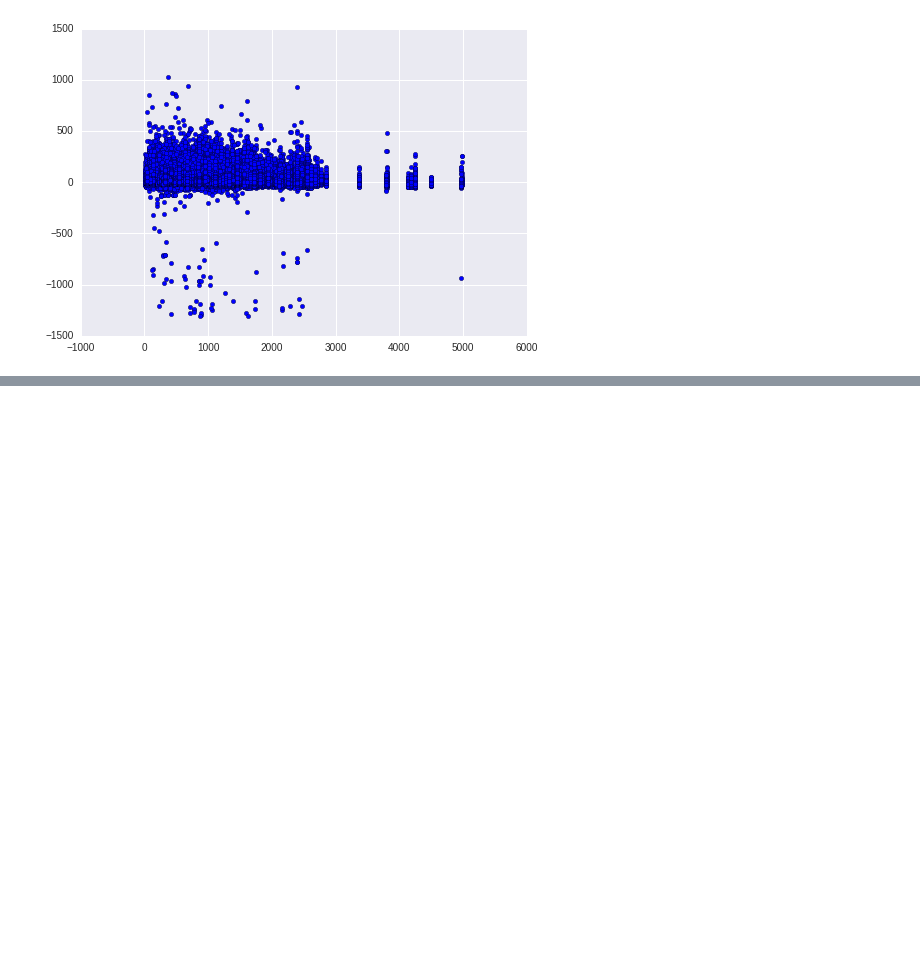
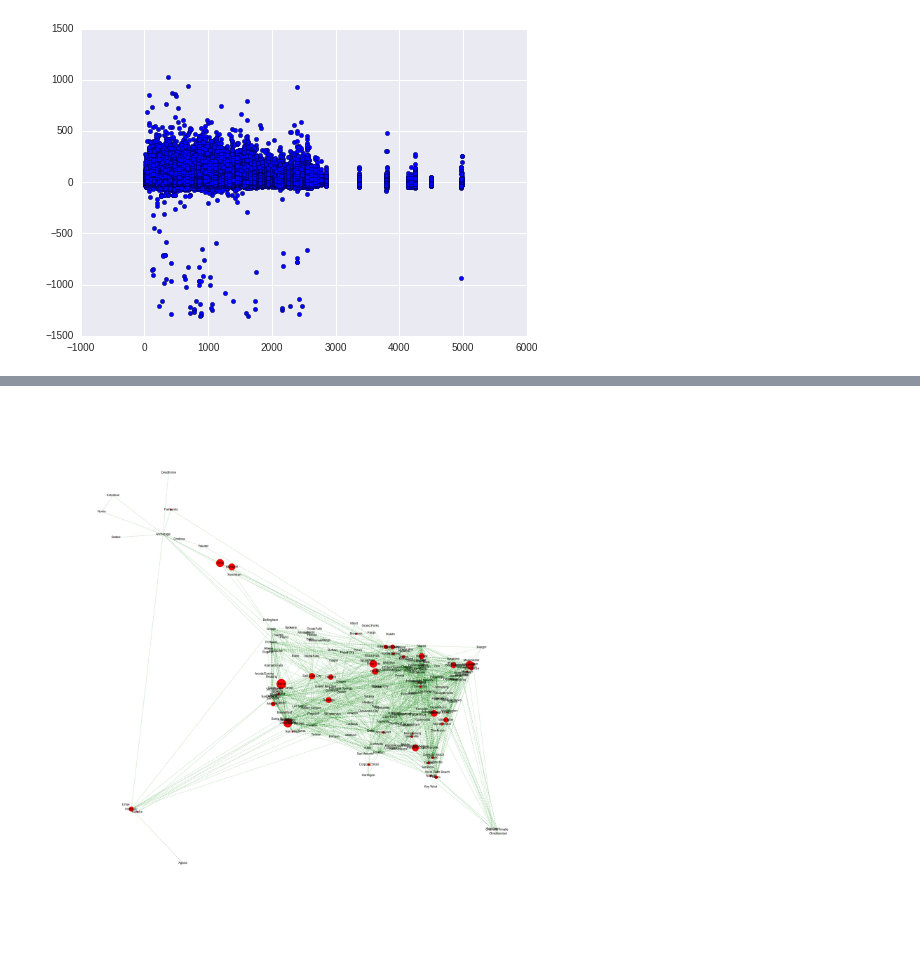
Before and after one commit to sarangof/air-travel-USA, a Jupyter notebook: exploratory-nb.ipynb, the cells around one changed output, grey strips where cells are left out. Cells and saved outputs as stored; diff of their text form; code cells hidden in the pictures; blank space fills up the shorter version.

```diff
--- a/exploratory-nb.ipynb
+++ b/exploratory-nb.ipynb
@@ -169,0 +163,6 @@ trips = pd.concat(lst)
+# %%
+plt.figure(figsize=(30,30))
+nx.draw(G,pos=pos['coord'],with_labels=True,
+        node_size=1E4*np.array(nx.betweenness_centrality(G).values()),style='dotted',edge_color='green')
+# %% [output]
+[figure, added]
```
Also changed, not shown: parts of 27 cells of this notebook.
